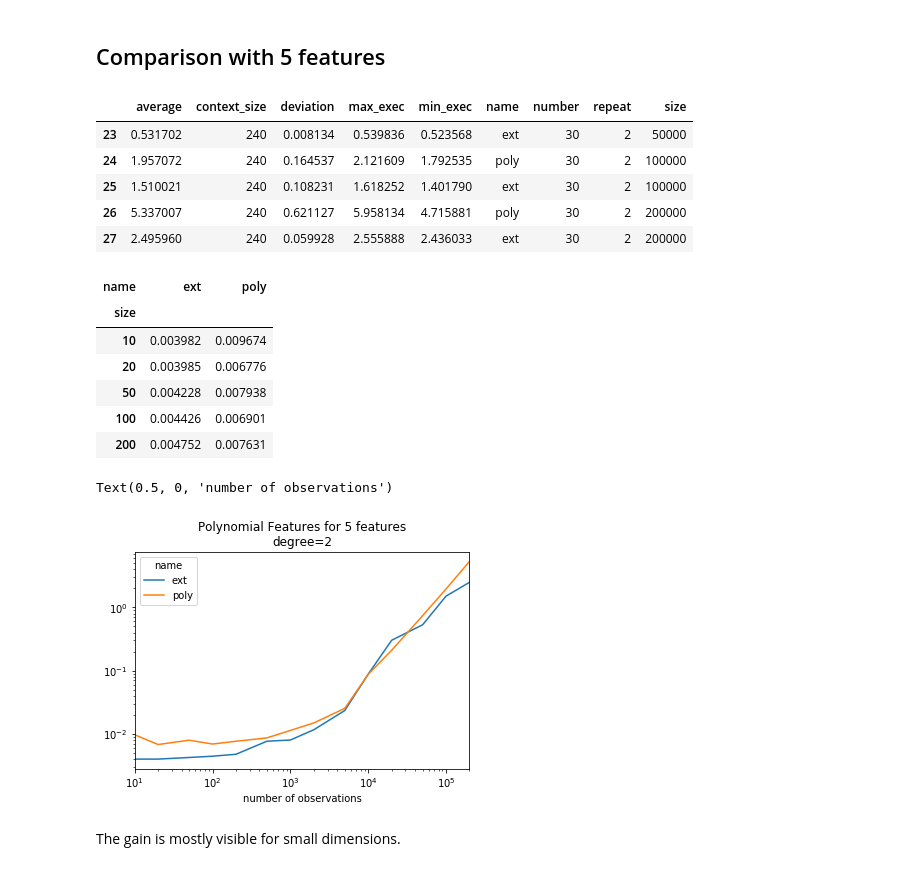
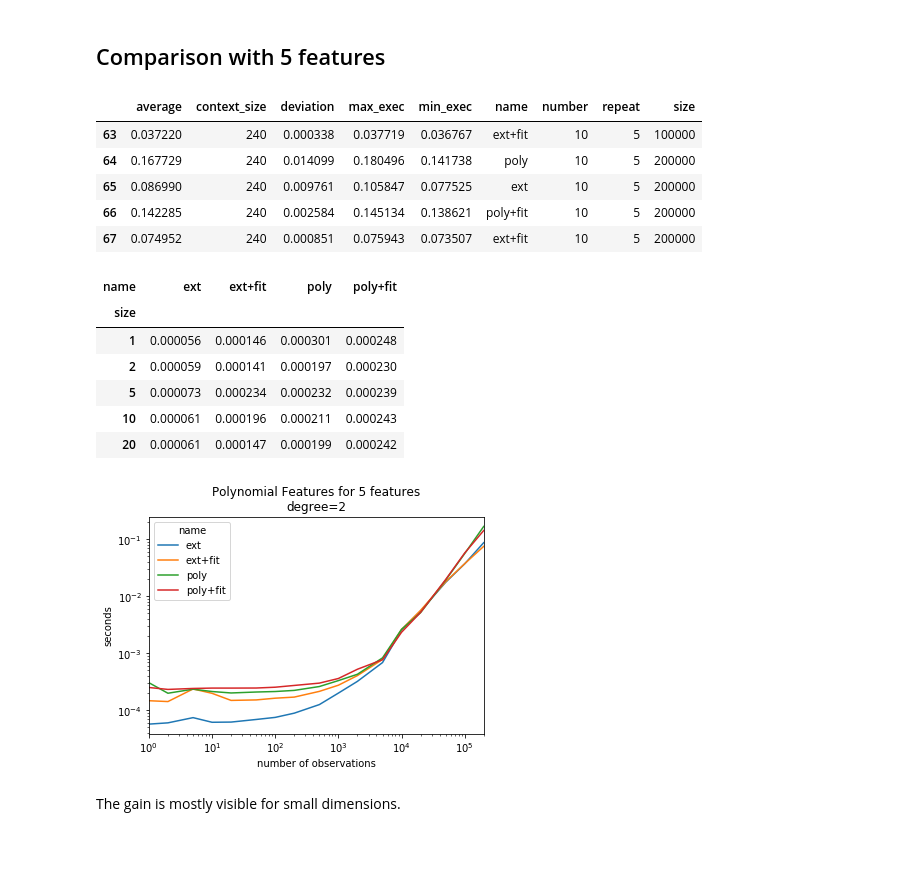
Before and after one commit to sdpython/mlinsights, a Jupyter notebook: _doc/notebooks/sklearn/faster_polynomial_features.ipynb, the cells around one changed output. Drawn from its saved outputs; the diff is of its cells as text; code cells hidden in the pictures.

```diff
--- a/_doc/notebooks/sklearn/faster_polynomial_features.ipynb
+++ b/_doc/notebooks/sklearn/faster_polynomial_features.ipynb
@@ -76,45 +76,56 @@ ext.get_feature_names()
 from cpyquickhelper.numbers import measure_time
 # %%
 res = []
-for n in [10, 20, 50, 100, 200, 500, 1000, 2000, 5000, 10000, 20000, 50000, 100000, 200000]:
+for n in [1, 2, 5, 10, 20, 50, 100, 200, 500, 1000, 2000,
+          5000, 10000, 20000, 50000, 100000, 200000]:
     X = numpy.random.random((n, 5))
-    r1 = measure_time("poly.fit_transform(X)", context=dict(X=X, poly=poly), repeat=2, number=30)
-    r2 = measure_time("ext.fit_transform(X)", context=dict(X=X, ext=ext), repeat=2, number=30)
+    poly.fit(X)
+    ext.fit(X)
+    r1 = measure_time("poly.transform(X)", context=dict(X=X, poly=poly), repeat=5, number=10, div_by_number=True)
+    r2 = measure_time("ext.transform(X)", context=dict(X=X, ext=ext), repeat=5, number=10, div_by_number=True)
+    r3 = measure_time("poly.fit_transform(X)", context=dict(X=X, poly=poly), repeat=5, number=10, div_by_number=True)
+    r4 = measure_time("ext.fit_transform(X)", context=dict(X=X, ext=ext), repeat=5, number=10, div_by_number=True)
     r1["name"] = "poly"
     r2["name"] = "ext"
+    r3["name"] = "poly+fit"
+    r4["name"] = "ext+fit"
     r1["size"] = n
     r2["size"] = n
+    r3["size"] = n
+    r4["size"] = n
     res.append(r1)
     res.append(r2)
+    res.append(r3)
+    res.append(r4)
 
 import pandas
 df = pandas.DataFrame(res)
 df.tail()
 # %% [output]
 |  | average | context_size | deviation | max_exec | min_exec | name | number | repeat | size |
-| 23 | 0.531702 | 240 | 0.008134 | 0.539836 | 0.523568 | ext | 30 | 2 | 50000 |
-| 24 | 1.957072 | 240 | 0.164537 | 2.121609 | 1.792535 | poly | 30 | 2 | 100000 |
-| 25 | 1.510021 | 240 | 0.108231 | 1.618252 | 1.401790 | ext | 30 | 2 | 100000 |
-| 26 | 5.337007 | 240 | 0.621127 | 5.958134 | 4.715881 | poly | 30 | 2 | 200000 |
-| 27 | 2.495960 | 240 | 0.059928 | 2.555888 | 2.436033 | ext | 30 | 2 | 200000 |
+| 63 | 0.037220 | 240 | 0.000338 | 0.037719 | 0.036767 | ext+fit | 10 | 5 | 100000 |
+| 64 | 0.167729 | 240 | 0.014099 | 0.180496 | 0.141738 | poly | 10 | 5 | 200000 |
+| 65 | 0.086990 | 240 | 0.009761 | 0.105847 | 0.077525 | ext | 10 | 5 | 200000 |
+| 66 | 0.142285 | 240 | 0.002584 | 0.145134 | 0.138621 | poly+fit | 10 | 5 | 200000 |
+| 67 | 0.074952 | 240 | 0.000851 | 0.075943 | 0.073507 | ext+fit | 10 | 5 | 200000 |
 # %%
 piv = df.pivot("size", "name", "average")
 piv[:5]
 # %% [output]
-| name | ext | poly |
-| size |  |  |
-| 10 | 0.003982 | 0.009674 |
-| 20 | 0.003985 | 0.006776 |
-| 50 | 0.004228 | 0.007938 |
-| 100 | 0.004426 | 0.006901 |
-| 200 | 0.004752 | 0.007631 |
+| name | ext | ext+fit | poly | poly+fit |
+| size |  |  |  |  |
+| 1 | 0.000056 | 0.000146 | 0.000301 | 0.000248 |
+| 2 | 0.000059 | 0.000141 | 0.000197 | 0.000230 |
+| 5 | 0.000073 | 0.000234 | 0.000232 | 0.000239 |
+| 10 | 0.000061 | 0.000196 | 0.000211 | 0.000243 |
+| 20 | 0.000061 | 0.000147 | 0.000199 | 0.000242 |
 # %%
 ax = piv.plot(logy=True, logx=True)
 ax.set_title("Polynomial Features for 5 features\ndegree=2")
-ax.set_xlabel("number of observations")
+ax.set_ylabel("seconds")
+ax.set_xlabel("number of observations");
 # %% [output]
-Text(0.5, 0, 'number of observations')
-[figure, old version]
+[figure, new version]
 # %% [markdown]
 The gain is mostly visible for small dimensions.
 # %% [markdown]
```
Also changed, not shown: parts of 21 cells of this notebook, 1 other file.
